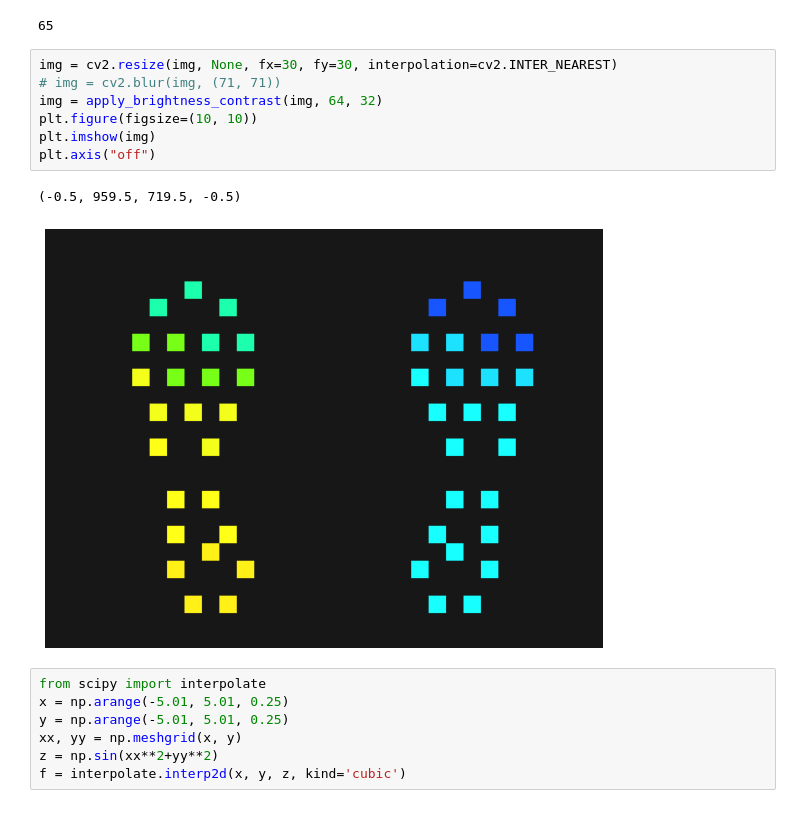
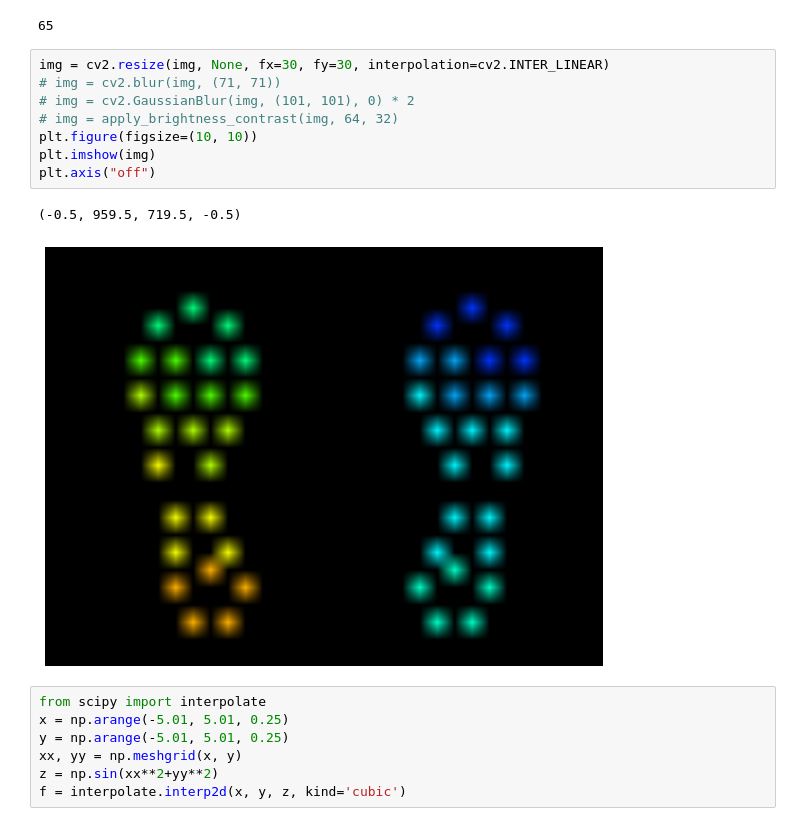
Before and after one commit to atick-faisal/Thermogram-Platform-App, a Jupyter notebook: utils/Thermogram.ipynb, the cells around one changed output. Drawn from its saved outputs; the diff is of its cells as text.

```diff
--- a/utils/Thermogram.ipynb
+++ b/utils/Thermogram.ipynb
@@ -101,15 +101,16 @@ np.sum(img > 200)
 # %% [output]
 65
 # %%
-img = cv2.resize(img, None, fx=30, fy=30, interpolation=cv2.INTER_NEAREST)
+img = cv2.resize(img, None, fx=30, fy=30, interpolation=cv2.INTER_LINEAR)
 # img = cv2.blur(img, (71, 71))
-img = apply_brightness_contrast(img, 64, 32)
+# img = cv2.GaussianBlur(img, (101, 101), 0) * 2
+# img = apply_brightness_contrast(img, 64, 32)
 plt.figure(figsize=(10, 10))
 plt.imshow(img)
 plt.axis("off")
 # %% [output]
 (-0.5, 959.5, 719.5, -0.5)
-[figure, old version]
+[figure, new version]
 # %%
 from scipy import interpolate
 x = np.arange(-5.01, 5.01, 0.25)
```
Also changed, not shown: parts of 3 cells of this notebook, 5 other files.
